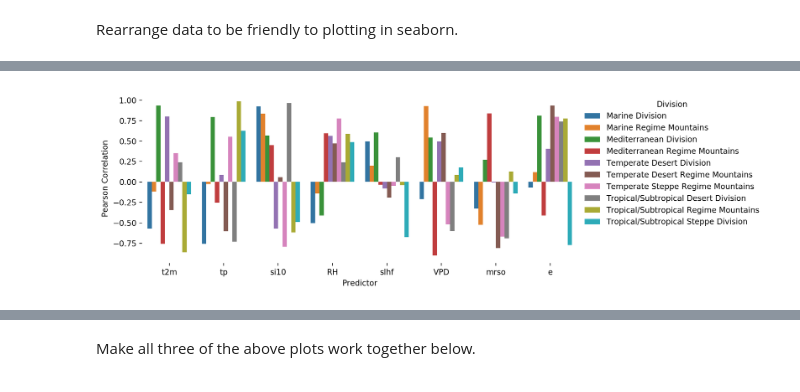
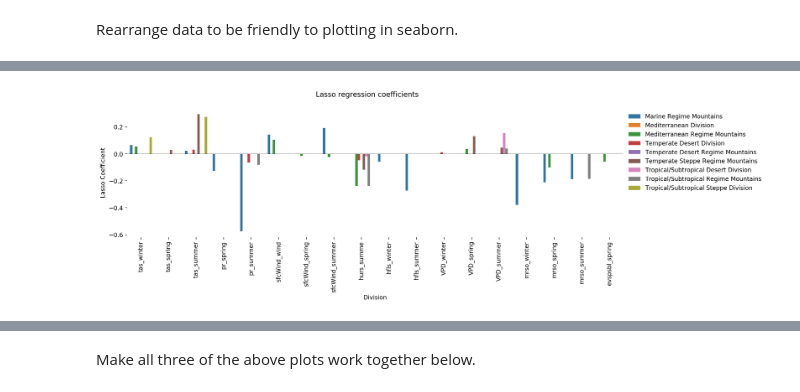
Before and after one commit to stevenjoelbrey/metSpread, a Jupyter notebook: Python/mapped_correlations.ipynb, the cells around one changed output, grey strips where cells are left out. Saved outputs shown, nothing was run; the diff lists cells and outputs as text; code cells hidden in the pictures.

Commit message:
real correlations mapped!

```diff
--- a/Python/mapped_correlations.ipynb
+++ b/Python/mapped_correlations.ipynb
@@ -50,13 +42,21 @@ divisions
+# %%
+divisions.rename(columns={"sfcWind_wi":"sfcWind_wind","sfcWind_sp":"sfcWind_spring","sfcWind_su":"sfcWind_summer",
+                            "hurs_winte":"hurs_winter","hurs_sprin":"hurs_spring", "hurs_summe":"hurs_summe",
+                            'hfls_winte':'hfls_winter', 'hfls_sprin':'hfls_spring','hfls_summe':'hfls_summer',
+                            'mrso_winte':'mrso_winter','mrso_sprin':'mrso_spring', 'mrso_summe':'mrso_summer',
+                            'evspsbl_wi':'evspsbl_winter', 'evspsbl_sp':'evspsbl_spring', 'evspsbl_su':'evspsbl_summer'},
+                 inplace=True)
 # %%
 usa = geo.read_file('../Data/GIS/cb_2017_us_state_500k')
 # %% [markdown]
 Set static division colors
 # %%
-tab10 = cm.get_cmap('tab10', 10)
-division_colors = tab10(range(10))
+n_div = divisions.shape[0]
+tab10 = cm.get_cmap('tab10', n_div)
+division_colors = tab10(range(n_div))
 division_colors[0][0:3]
 division_colors_hex = []
-for i in range(10) :
+for i in range(n_div) :
     division_colors_hex.append(matplotlib.colors.to_hex(division_colors[i][0:3]))
 
 division_colors_hex
@@ -119,0 +167,8 @@ coef_df
+# %%
+coef_df = divisions[['tas_winter', 'tas_spring', 'tas_summer', 'pr_winter',
+                     'pr_spring', 'pr_summer', 'sfcWind_wind', 'sfcWind_spring',
+                     'sfcWind_summer', 'hurs_winter', 'hurs_spring', 'hurs_summe',
+                     'hfls_winter', 'hfls_spring', 'hfls_summer', 'VPD_winter', 'VPD_spring',
+                     'VPD_summer', 'mrso_winter', 'mrso_spring', 'mrso_summer','evspsbl_winter',
+                     'evspsbl_spring', 'evspsbl_summer']].copy()
+coef_df
@@ -119,0 +188,4 @@ coef_df
+# %%
+# remove any column where the sum is zero
+coef_df = coef_df.iloc[:, np.array(coef_df.sum() != 0)]
+coef_df
@@ -143,11 +247,14 @@ for var in coef_df.columns.values :
 # %%
-plt.figure(dpi=200, figsize=(10, 4))
-ax = sns.barplot(x="var", y="r", hue="division", data=df_, palette="tab10")
-ax.legend( bbox_to_anchor=(1,1.), title="Division", frameon=False)
-#ax.set_xticklabels(labels = ,rotation=30)
-ax.set(xlabel='Predictor', ylabel='Pearson Correlation')
+fig = plt.figure(dpi=200, figsize=(15, 4))
+fig.suptitle("Lasso regression coefficients")
+ax = sns.barplot(x="var", y="r", hue="division", data=df_)
+ax.legend( bbox_to_anchor=(1,1.), title="", frameon=False)
+ax.set(xlabel='Division', ylabel='Lasso Coefficient')
 ax.grid(False)
 sns.despine(top=True, right=True, left=True, bottom=True) # gets rid of non-nessisary lines
+ax.set_xticklabels(labels=coef_df.columns , rotation=90)
+ax.axhline(0,c='k', linewidth=0.5)
+# TODO, finish with the predictor label.
 plt.show()
 # %% [output]
-[figure, old version]
+[figure, new version]
```
Also changed, not shown: parts of 12 cells of this notebook.
